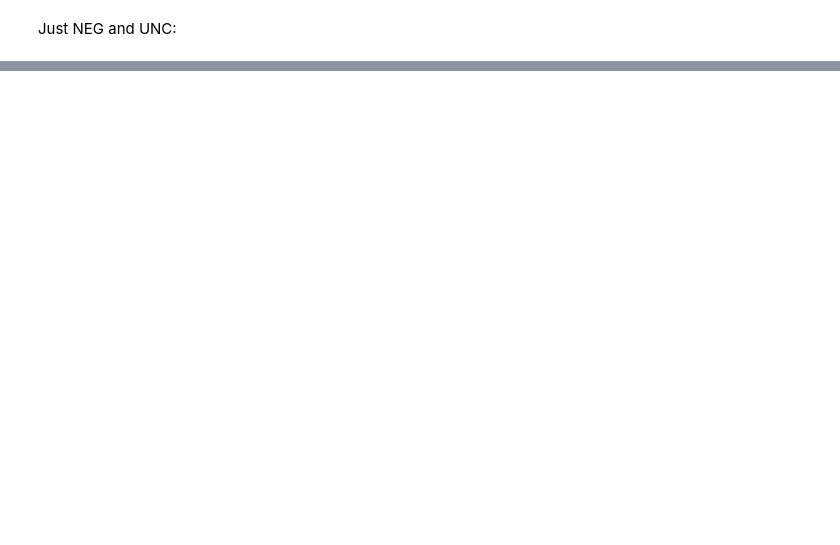
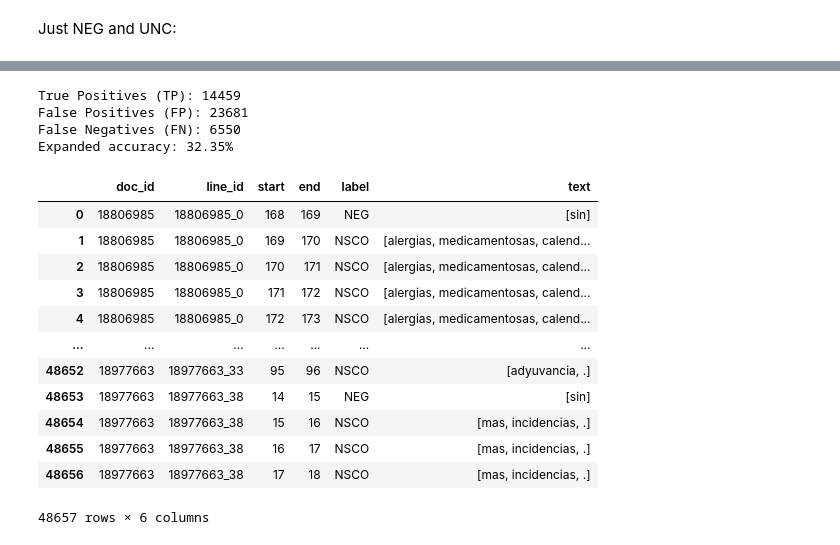
Before and after one commit to dmxocean/projectNLP, a Jupyter notebook: notebooks/rule_based.ipynb, the cells around one changed output, grey strips where cells are left out. Cells and saved outputs as stored; diff of their text form; code cells hidden in the pictures; blank space fills up the shorter version.

```diff
--- a/notebooks/rule_based.ipynb
+++ b/notebooks/rule_based.ipynb
@@ -537,0 +512,27 @@ Filtered accuracy: 71.45%
+# %%
+expanded_train = expand_annotations(df_train)
+expanded_pred = expand_annotations(df_train_pred)
+
+accuracy_expanded = calculate_entity_accuracy(expanded_train, expanded_pred, verbose=1)
+print(f"Expanded accuracy: {100*accuracy_expanded:.2f}%")
+# %% [output]
+True Positives (TP): 14459
+False Positives (FP): 23681
+False Negatives (FN): 6550
+Expanded accuracy: 32.35%
+# %%
+expanded_pred
+# %% [output]
+|  | doc_id | line_id | start | end | label | text |
+| 0 | 18806985 | 18806985_0 | 168 | 169 | NEG | [sin] |
+| 1 | 18806985 | 18806985_0 | 169 | 170 | NSCO | [alergias, medicamentosas, calend... |
+| 2 | 18806985 | 18806985_0 | 170 | 171 | NSCO | [alergias, medicamentosas, calend... |
+| 3 | 18806985 | 18806985_0 | 171 | 172 | NSCO | [alergias, medicamentosas, calend... |
+| 4 | 18806985 | 18806985_0 | 172 | 173 | NSCO | [alergias, medicamentosas, calend... |
+| ... | ... | ... | ... | ... | ... | ... |
+| 48652 | 18977663 | 18977663_33 | 95 | 96 | NSCO | [adyuvancia, .] |
+| 48653 | 18977663 | 18977663_38 | 14 | 15 | NEG | [sin] |
+| 48654 | 18977663 | 18977663_38 | 15 | 16 | NSCO | [mas, incidencias, .] |
+| 48655 | 18977663 | 18977663_38 | 16 | 17 | NSCO | [mas, incidencias, .] |
+| 48656 | 18977663 | 18977663_38 | 17 | 18 | NSCO | [mas, incidencias, .] |
+48657 rows × 6 columns
```
Also changed, not shown: parts of 14 cells of this notebook, 12 other files.
